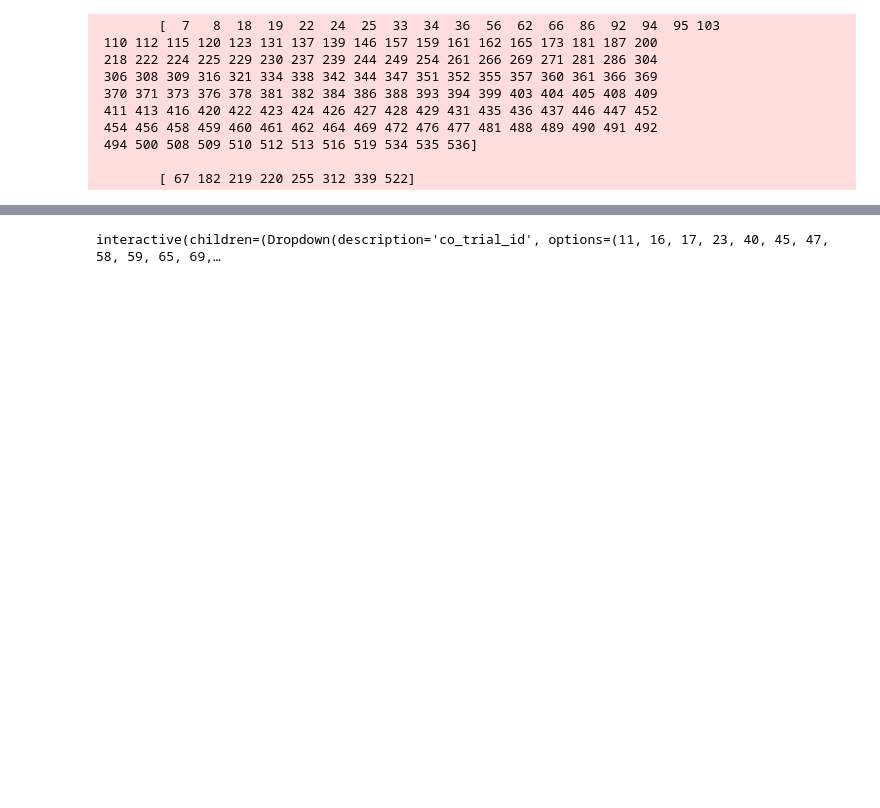
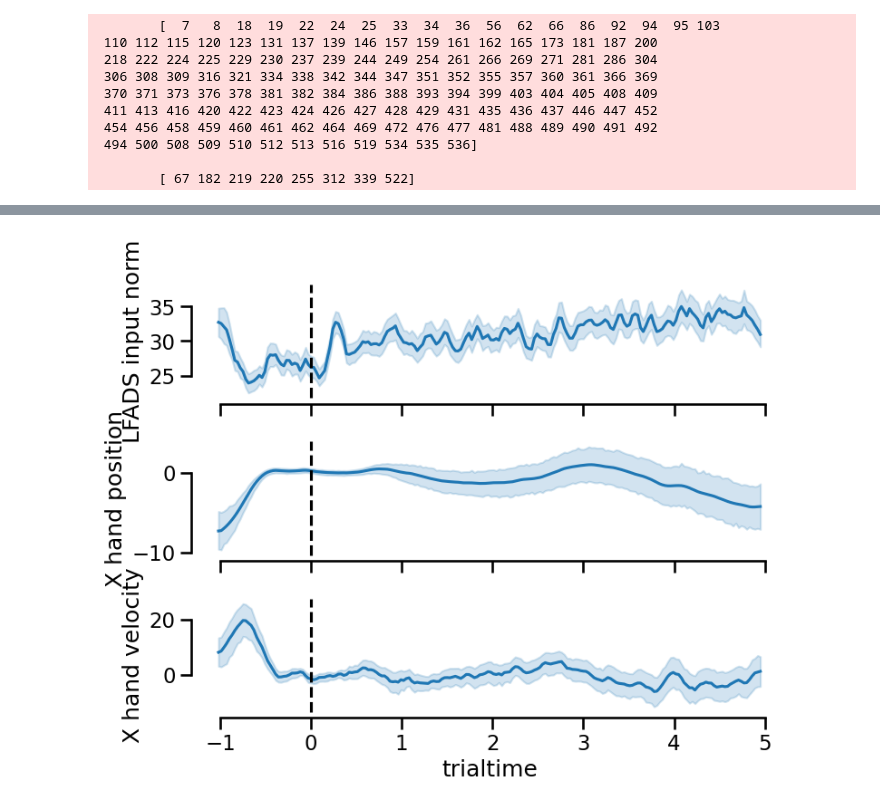
Before and after one commit to raeedcho/cst-dynamics, a Jupyter notebook: scripts/compare_cocst_tangling.ipynb, the cells around one changed output, grey strips where cells are left out. Cells and saved outputs as stored; diff of their text form; code cells hidden in the pictures; blank space fills up the shorter version.

```diff
--- a/scripts/compare_cocst_tangling.ipynb
+++ b/scripts/compare_cocst_tangling.ipynb
@@ -75,0 +127,6 @@ df_co['LFADS input norm'] = np.linalg.norm(df_co['lfads_inputs'],axis=1)
+# %%
+td_cst = src.data.add_trial_time(td_cst,ref_event='idx_goCueTime')
+df_cst = src.util.crystallize_dataframe(td_cst,sigs=['trialtime','lfads_pca','dlfads_pca','lfads_inputs','rel_hand_pos','hand_vel','rel_cursor_pos','cursor_vel'])
+df_cst['LFADS input norm'] = np.linalg.norm(df_cst['lfads_inputs'],axis=1)
+df_cst['X hand position'] = df_cst[('rel_hand_pos',0)]
+df_cst['X hand velocity'] = df_cst[('hand_vel',0)]
@@ -76,30 +155,43 @@ df_co['LFADS input norm'] = np.linalg.norm(df_co['lfads_inputs'],axis=1)
 # %%
-from ipywidgets import interact
-@interact(co_trial_id=list(df_co.groupby('trial_id').groups.keys()))
-def plot_trials(co_trial_id):
-    fig,axs = plt.subplots(3,1,figsize=(8,8),sharex=True)
-    trial = df_co.groupby('trial_id').get_group(co_trial_id)
-    sns.lineplot(
-        ax=axs[0],
-        data=trial,
-        x=('trialtime',0),
-        y='Tangling',
-    )
-    sns.lineplot(
-        ax=axs[1],
-        data=trial,
-        x=('trialtime',0),
-        y='LFADS input norm',
-    )
-    sns.lineplot(
-        ax=axs[2],
-        data=trial,
-        x=('trialtime',0),
-        y=('rel_hand_pos',0),
-    )
-    for ax in axs:
-        # TODO: make the go cue dash depend on the chosen bin size
-        ax.plot([0,0],ax.get_ylim(),'k--')
-    sns.despine(fig=fig,trim=True)
+# fig,axs = plt.subplots(3,1,figsize=(8,8),sharex=True)
+# # sns.lineplot(
+# #     ax=axs[0],
+# #     data=df_cst,
+# #     x=('trialtime',0),
+# #     y='Tangling',
+# # )
+# sns.lineplot(
+#     ax=axs[1],
+#     data=df_cst,
+#     x=('trialtime',0),
+#     y='LFADS input norm',
+# )
+# sns.lineplot(
+#     ax=axs[2],
+#     data=df_cst,
+#     x=('trialtime',0),
+#     y=('rel_hand_pos',0),
+# )
+# for ax in axs:
+#     # TODO: make the go cue dash depend on the chosen bin size
+#     ax.plot([0,0],ax.get_ylim(),'k--')
+# sns.despine(fig=fig,trim=True)
+
+x_vars = ['trialtime']
+y_vars = ['LFADS input norm','X hand position','X hand velocity']
+g=sns.PairGrid(
+    df_cst.droplevel(axis=1,level=1)[x_vars+y_vars],
+    y_vars=y_vars,
+    x_vars=x_vars,
+    height=2,
+    aspect=4,
+)
+
+g.map(sns.lineplot)
+
+for ax in g.axes.flatten():
+    ax.plot([0,0],ax.get_ylim(),'k--')
+
+sns.despine(fig=g.figure,trim=True)
 # %% [output]
-interactive(children=(Dropdown(description='co_trial_id', options=(11, 16, 17, 23, 40, 45, 47, 58, 59, 65, 69,…
+[figure, added]
```
Also changed, not shown: parts of 11 cells of this notebook, 1 other file.
